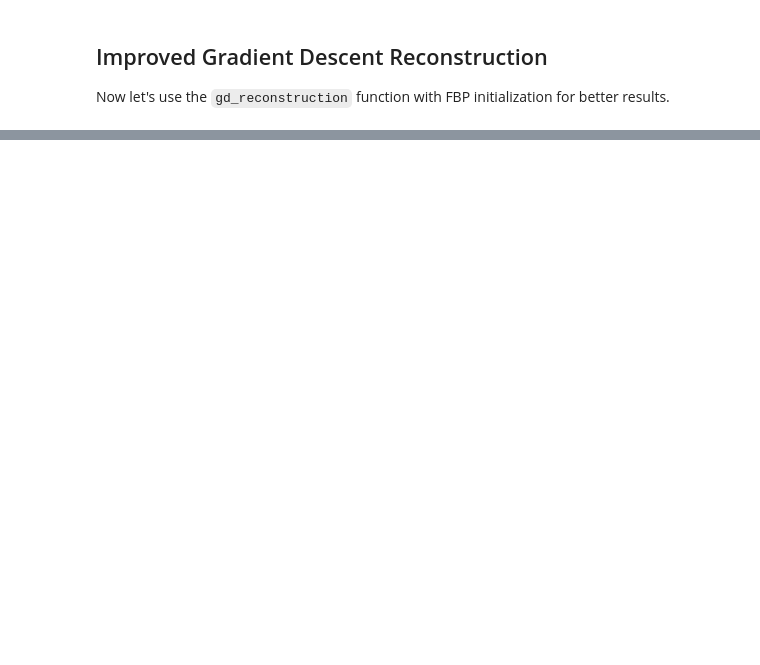
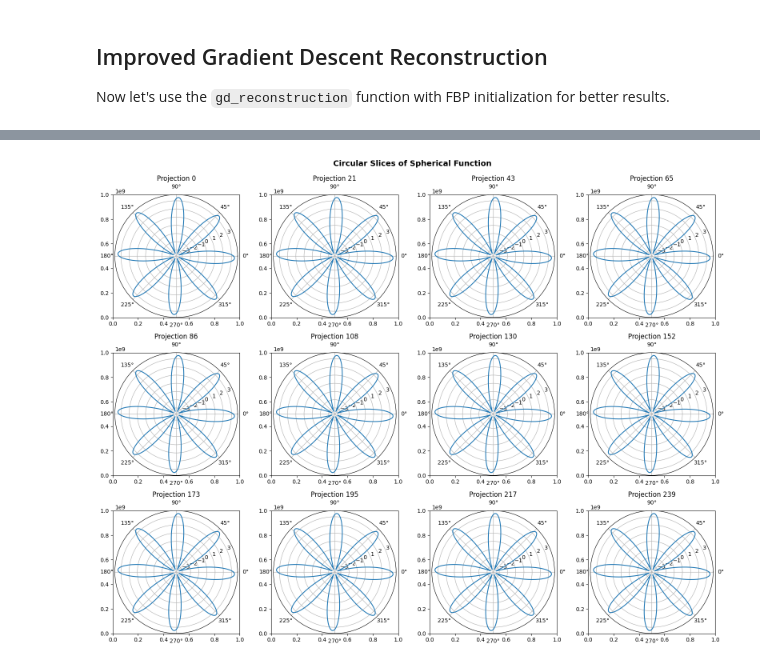
Before and after one commit to lfbarba/smartt, a Jupyter notebook: notebooks/astra_projector.ipynb, the cells around one changed output, grey strips where cells are left out. Cells and saved outputs as stored; diff of their text form; code cells hidden in the pictures; blank space fills up the shorter version.

```diff
--- a/notebooks/astra_projector.ipynb
+++ b/notebooks/astra_projector.ipynb
@@ -1726,0 +886,26 @@ Relative difference: 5.48%
+# %%
+# Visualize some slices
+fig, axes = plt.subplots(3, 4, figsize=(16, 12))
+axes = axes.flatten()
+
+# Select 12 evenly spaced projections
+proj_indices = np.linspace(0, slices.shape[0]-1, 12, dtype=int)
+
+for idx, (ax, proj_idx) in enumerate(zip(axes, proj_indices)):
+    # Get slice for this projection
+    slice_data = slices[proj_idx].cpu().numpy()
+
+    # Convert to polar plot
+    theta = np.linspace(0, 2*np.pi, phi_samples)
+
+    # Plot as polar
+    ax_polar = plt.subplot(3, 4, idx+1, projection='polar')
+    ax_polar.plot(theta, slice_data)
+    ax_polar.set_title(f'Projection {proj_idx}')
+    ax_polar.grid(True)
+
+plt.tight_layout()
+plt.suptitle('Circular Slices of Spherical Function', y=1.02, fontsize=14, fontweight='bold')
+plt.show()
+# %% [output]
+[figure, added]
```
Also changed, not shown: parts of 98 cells of this notebook, 3 other files.
